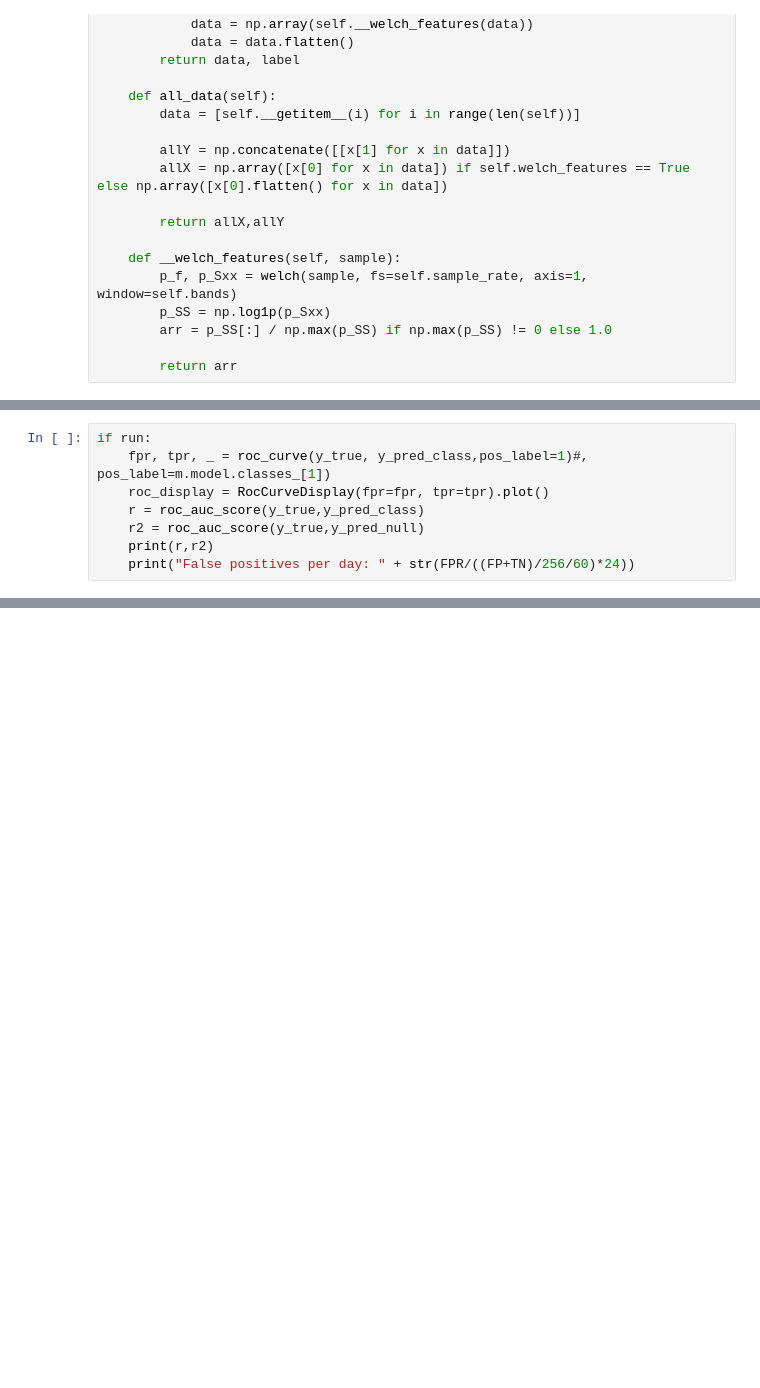
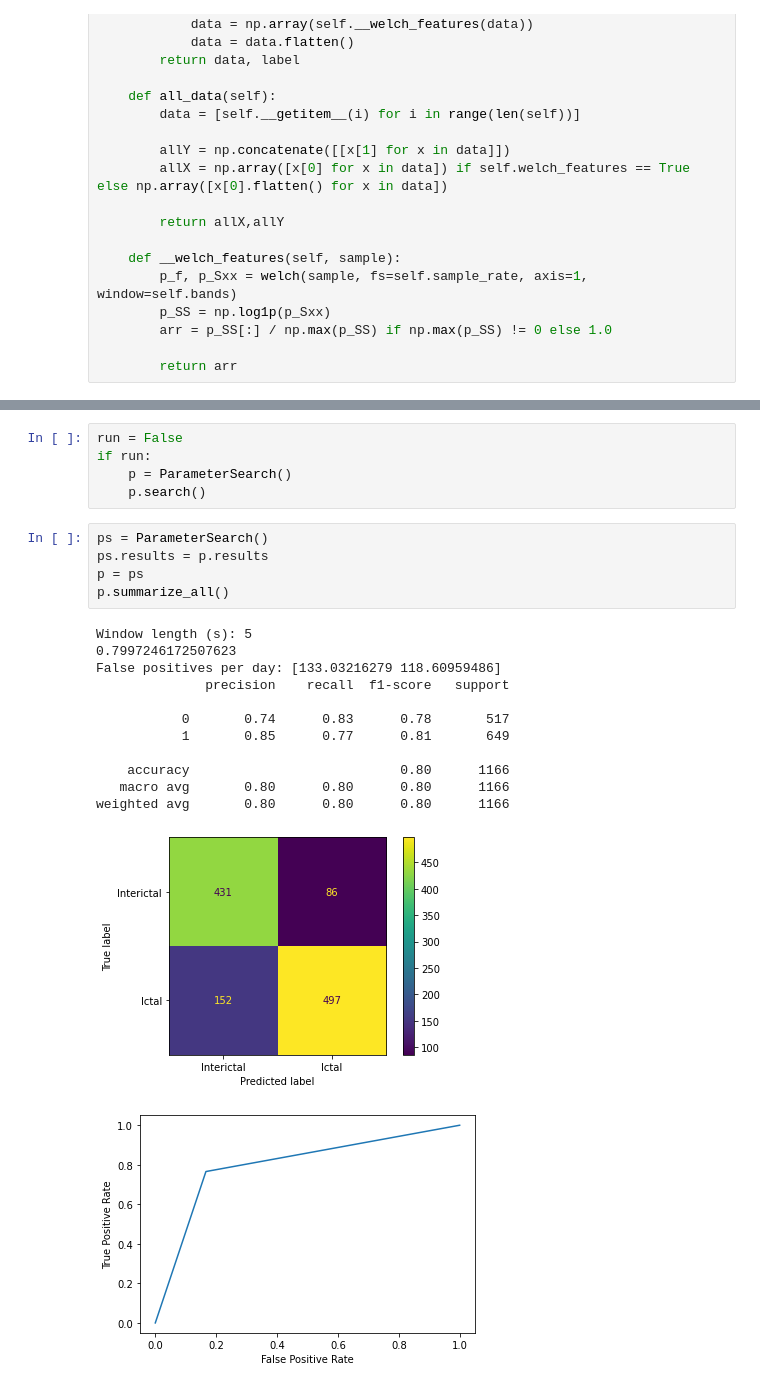
Before and after one commit to FilipMiscevic/SeizureDetection, a Jupyter notebook: chb_import.ipynb, the cells around one changed output, grey strips where cells are left out. Cells and saved outputs as stored; diff of their text form; blank space fills up the shorter version.

Commit message:
Finished summarize function.

```diff
--- a/chb_import.ipynb
+++ b/chb_import.ipynb
@@ -437,8 +346,0 @@ weighted avg       0.78      0.77      0.77       626
-# %%
-if run:
-    fpr, tpr, _ = roc_curve(y_true, y_pred_class,pos_label=1)#, pos_label=m.model.classes_[1])
-    roc_display = RocCurveDisplay(fpr=fpr, tpr=tpr).plot()
-    r = roc_auc_score(y_true,y_pred_class)
-    r2 = roc_auc_score(y_true,y_pred_null)
-    print(r,r2)
-    print("False positives per day: " + str(FPR/((FP+TN)/256/60)*24))
@@ -448,0 +415,24 @@ False positives per day: [176.85267789 361.23100164]
+# %%
+run = False
+if run:
+    p = ParameterSearch()
+    p.search()
+# %%
+ps = ParameterSearch()
+ps.results = p.results
+p = ps
+p.summarize_all()
+# %% [output]
+Window length (s): 5
+0.7997246172507623
+False positives per day: [133.03216279 118.60959486]
+              precision    recall  f1-score   support
+
+           0       0.74      0.83      0.78       517
+           1       0.85      0.77      0.81       649
+
+    accuracy                           0.80      1166
+   macro avg       0.80      0.80      0.80      1166
+weighted avg       0.80      0.80      0.80      1166
+[figure, added]
+[figure, added]
```
Also changed, not shown: parts of 6 cells of this notebook, 1 other file.
